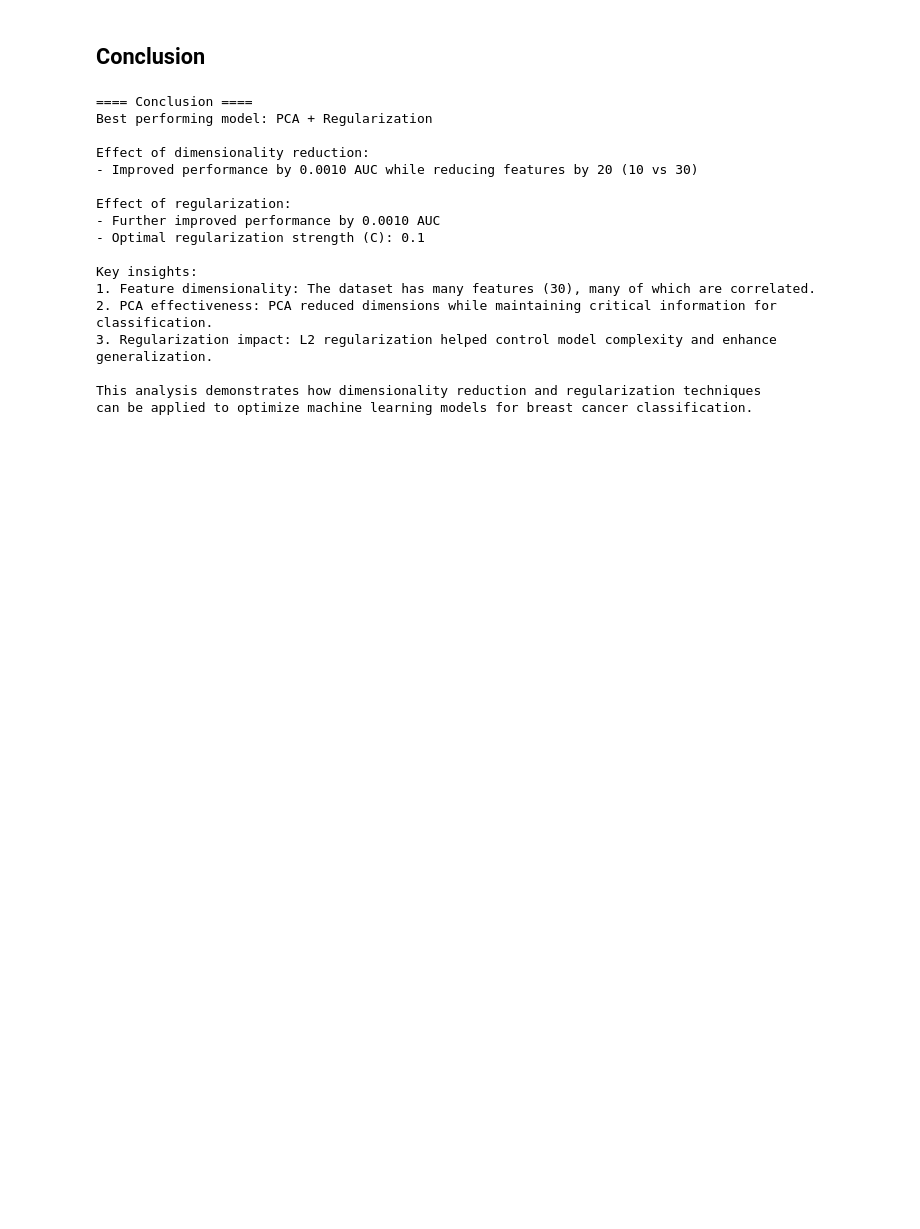
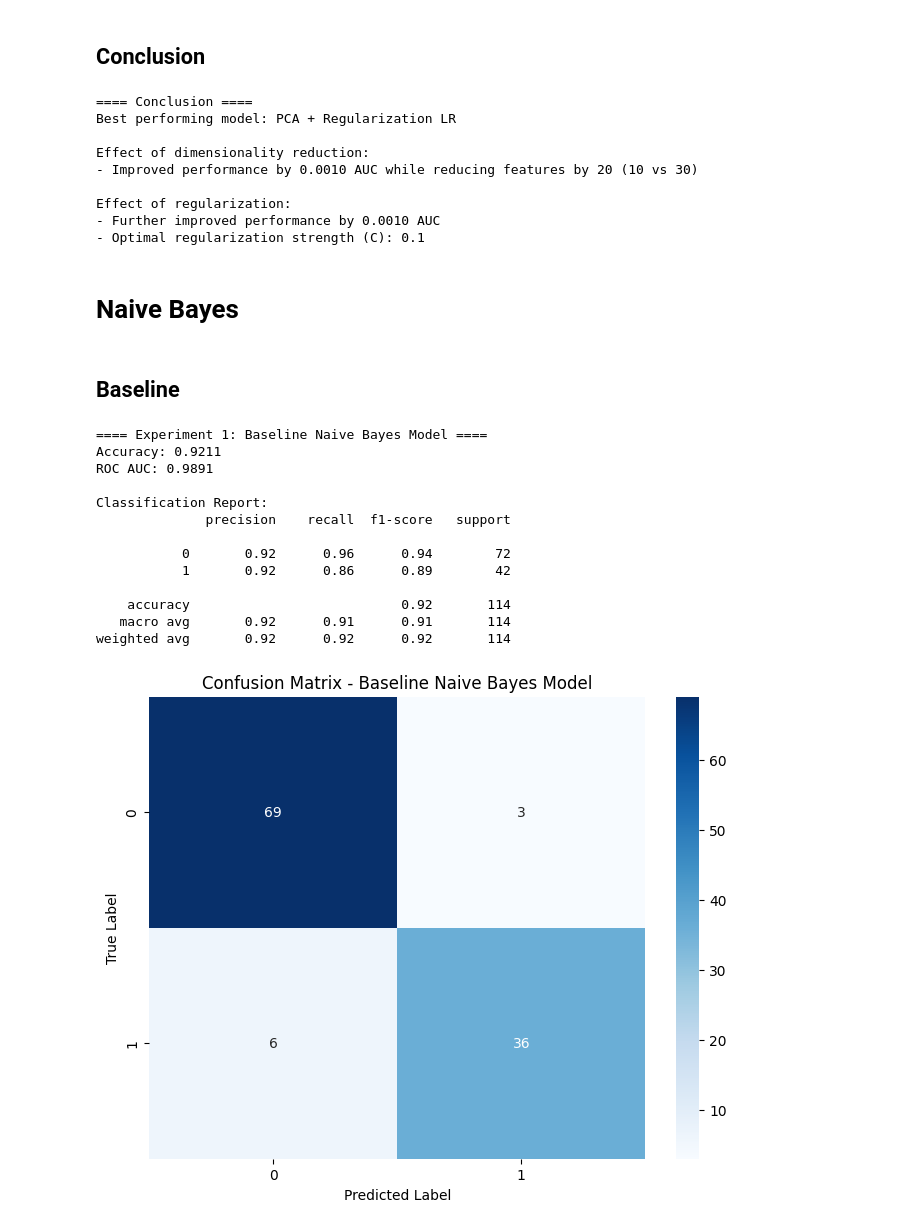
Before and after one commit to HappyRehund/finpro-ml-dimensionalityReduction, a Jupyter notebook: main.ipynb, the cells around one changed output. Saved outputs shown, nothing was run; the diff lists cells and outputs as text; code cells hidden in the pictures; blank space fills up the shorter version.

```diff
--- a/main.ipynb
+++ b/main.ipynb
@@ -412,15 +363,12 @@ plt.show()
 # %% [markdown]
 ## Conclusion
 # %%
-# Draw conclusions
 print("\n==== Conclusion ====")
 
-# Determine the best model
 best_model_idx = results['ROC AUC'].idxmax()
 best_model = results.iloc[best_model_idx]['Model']
 print(f"Best performing model: {best_model}")
 
-# Effect of dimensionality reduction
 pca_effect = pca_auc - baseline_auc
 print("\nEffect of dimensionality reduction:")
 if pca_effect > 0:
@@ -430,7 +378,6 @@ else:
     print(f"- Reduced performance by {-pca_effect:.4f} AUC while reducing features by "
           f"{X_train_scaled.shape[1] - X_train_pca.shape[1]} ({X_train_pca.shape[1]} vs {X_train_scaled.shape[1]})")
 
-# Effect of regularization
 reg_effect = pca_reg_auc - pca_auc
 print("\nEffect of regularization:")
 if reg_effect > 0:
@@ -439,17 +386,9 @@ if reg_effect > 0:
 else:
     print(f"- Did not improve performance (difference: {reg_effect:.4f} AUC)")
     print(f"- Selected regularization strength (C): {best_C}")
-
-print("\nKey insights:")
-print("1. Feature dimensionality: The dataset has many features (30), many of which are correlated.")
-print("2. PCA effectiveness: PCA reduced dimensions while maintaining critical information for classification.")
-print("3. Regularization impact: L2 regularization helped control model complexity and enhance generalization.")
-
-print("\nThis analysis demonstrates how dimensionality reduction and regularization techniques")
-print("can be applied to optimize machine learning models for breast cancer classification.")
 # %% [output]
 ==== Conclusion ====
-Best performing model: PCA + Regularization
+Best performing model: PCA + Regularization LR
 
 Effect of dimensionality reduction:
 - Improved performance by 0.0010 AUC while reducing features by 20 (10 vs 30)
@@ -457,11 +396,45 @@ Effect of dimensionality reduction:
 Effect of regularization:
 - Further improved performance by 0.0010 AUC
 - Optimal regularization strength (C): 0.1
-
-Key insights:
-1. Feature dimensionality: The dataset has many features (30), many of which are correlated.
-2. PCA effectiveness: PCA reduced dimensions while maintaining critical information for classification.
-3. Regularization impact: L2 regularization helped control model complexity and enhance generalization.
-
-This analysis demonstrates how dimensionality reduction and regularization techniques
-can be applied to optimize machine learning models for breast cancer classification.
+# %% [markdown]
+# Naive Bayes
+# %% [markdown]
+## Baseline
+# %%
+print("\n==== Experiment 1: Baseline Naive Bayes Model ====")
+nb_baseline_model = GaussianNB()
+nb_baseline_model.fit(X_train_scaled, y_train)
+
+nb_y_pred_baseline = nb_baseline_model.predict(X_test_scaled)
+nb_y_prob_baseline = nb_baseline_model.predict_proba(X_test_scaled)[:, 1]
+
+nb_baseline_accuracy = accuracy_score(y_test, nb_y_pred_baseline)
+nb_baseline_auc = roc_auc_score(y_test, nb_y_prob_baseline)
+
+print(f"Accuracy: {nb_baseline_accuracy:.4f}")
+print(f"ROC AUC: {nb_baseline_auc:.4f}")
+print("\nClassification Report:")
+print(classification_report(y_test, nb_y_pred_baseline))
+
+plt.figure(figsize=(8, 6))
+cm = confusion_matrix(y_test, nb_y_pred_baseline)
+sns.heatmap(cm, annot=True, fmt='d', cmap='Blues')
+plt.title('Confusion Matrix - Baseline Naive Bayes Model')
+plt.xlabel('Predicted Label')
+plt.ylabel('True Label')
+plt.show()
+# %% [output]
+==== Experiment 1: Baseline Naive Bayes Model ====
+Accuracy: 0.9211
+ROC AUC: 0.9891
+
+Classification Report:
+              precision    recall  f1-score   support
+
+           0       0.92      0.96      0.94        72
+           1       0.92      0.86      0.89        42
+
+    accuracy                           0.92       114
+   macro avg       0.92      0.91      0.91       114
+weighted avg       0.92      0.92      0.92       114
+[figure, added]
```
Also changed, not shown: parts of 41 cells of this notebook, 2 other files.
